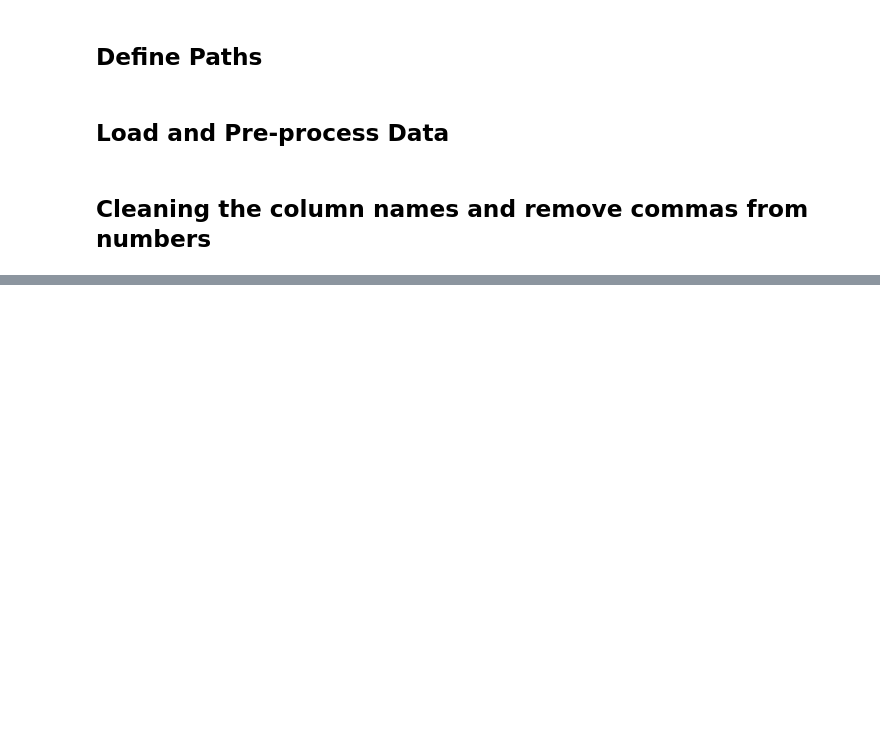
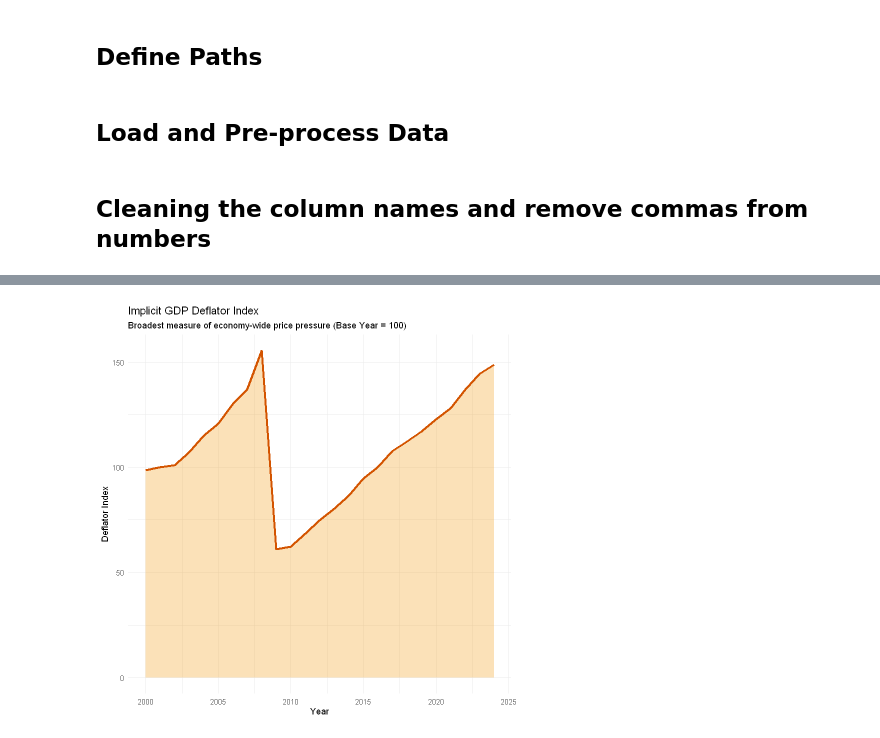
Before and after one commit to asaphray/cbk-macroeconomic-analysis, a Jupyter notebook: notebooks/r/05_gdp_analysis.ipynb, the cells around one changed output, grey strips where cells are left out. Cells and saved outputs as stored; diff of their text form; code cells hidden in the pictures; blank space fills up the shorter version.

```diff
--- a/notebooks/r/05_gdp_analysis.ipynb
+++ b/notebooks/r/05_gdp_analysis.ipynb
@@ -35,0 +147,15 @@ df_gdp <- df_gdp %>%
+# %%
+# We use dplyr::mutate to ensure the function is found
+df_gdp <- df_gdp %>%
+  dplyr::mutate(deflator = (nominal_gdp / real_gdp) * 100)
+
+# Plotting the Deflator (Price Index)
+ggplot(df_gdp, aes(x = year, y = deflator)) +
+  geom_area(fill = "#f39c12", alpha = 0.3) +
+  geom_line(color = "#d35400", size = 1.2) +
+  labs(title = "Implicit GDP Deflator Index",
+       subtitle = "Broadest measure of economy-wide price pressure (Base Year = 100)",
+       y = "Deflator Index", x = "Year") +
+  theme_minimal()
+# %% [output]
+[figure, added]
```
Also changed, not shown: parts of 12 cells of this notebook.
